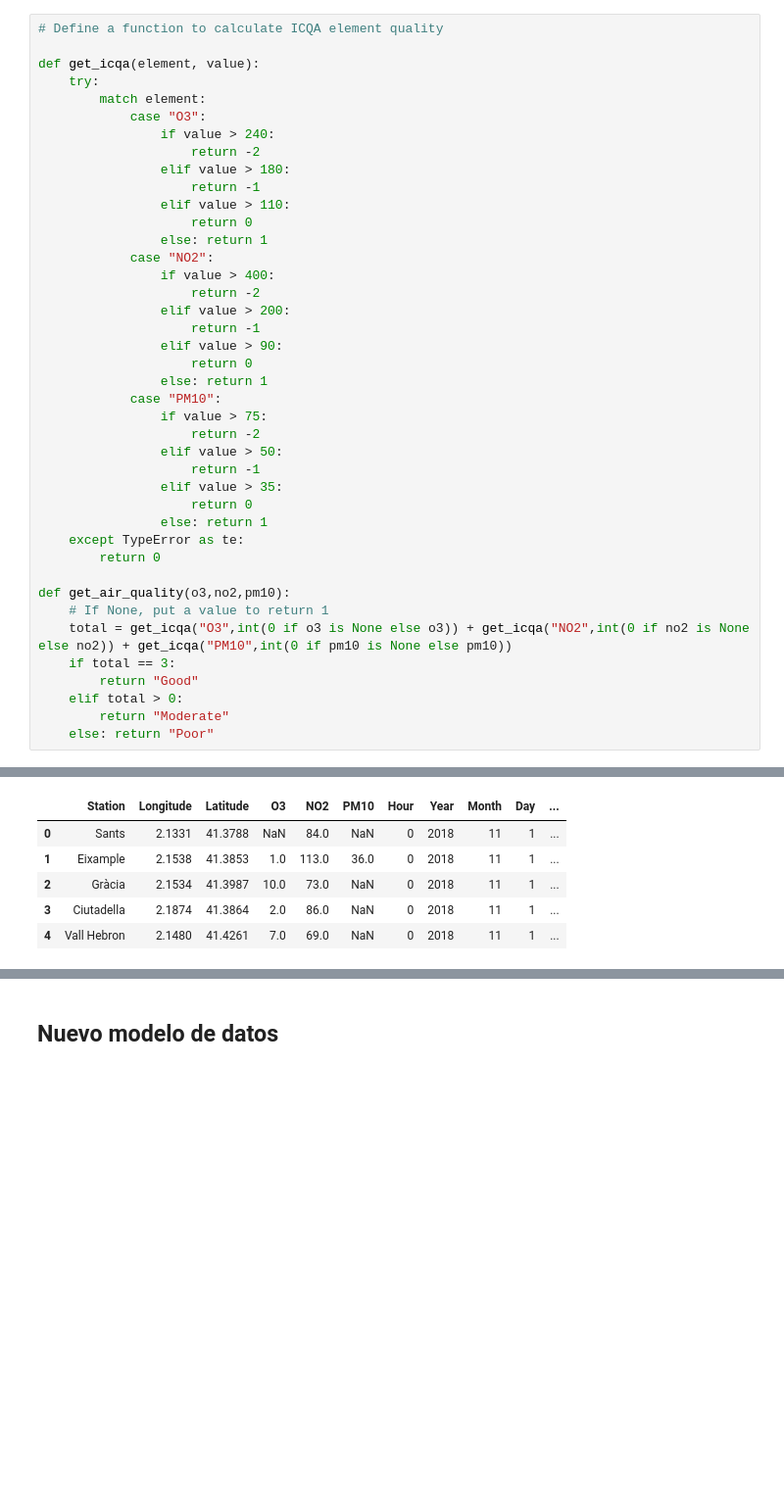
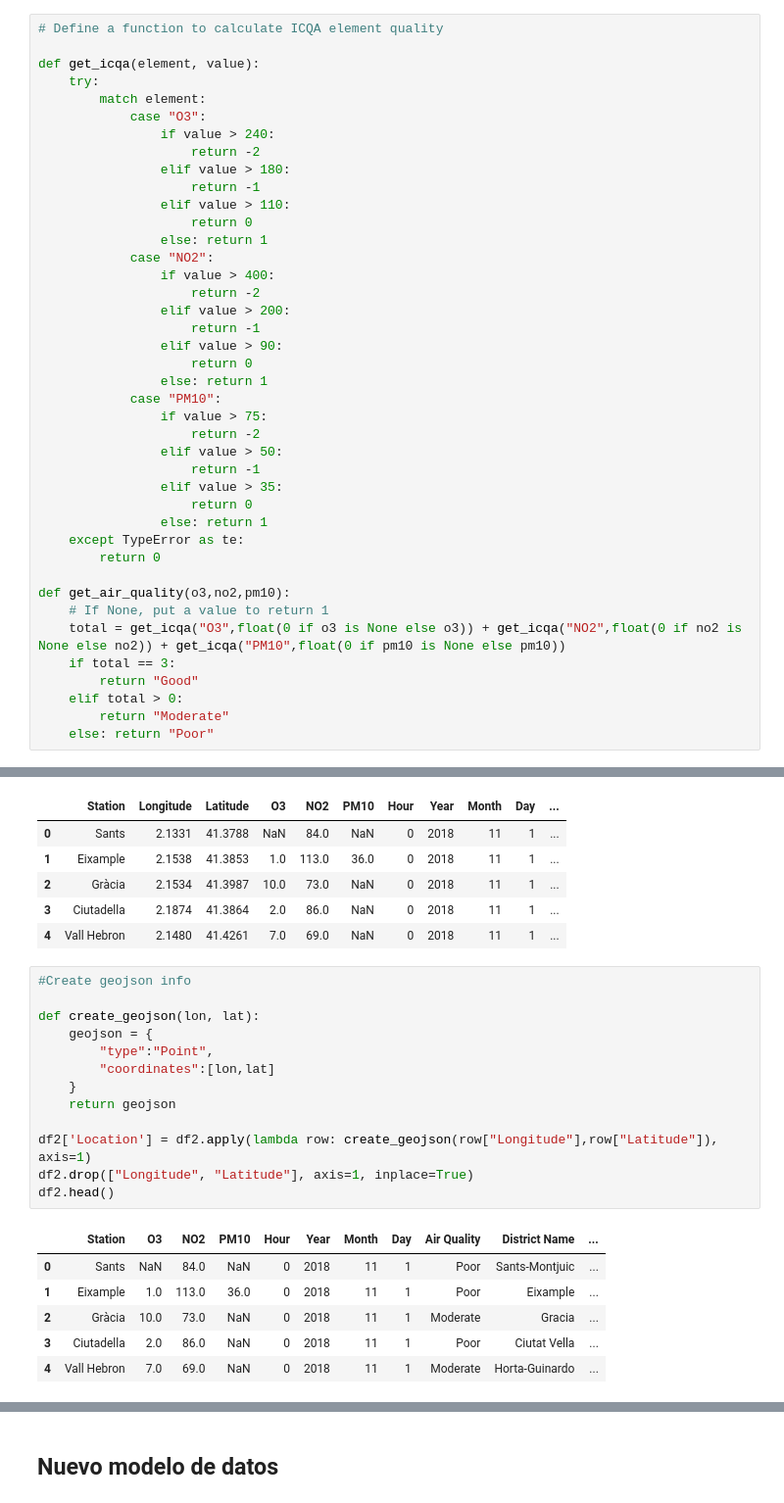
Before and after one commit to murielsan/bcn_open_data_analysis, a Jupyter notebook: data/data_cleaning.ipynb, the cells around one changed output, grey strips where cells are left out. Shown: that part at 98% size. Saved outputs shown, nothing was run; the diff lists cells and outputs as text; blank space fills up the shorter version.

```diff
--- a/data/data_cleaning.ipynb
+++ b/data/data_cleaning.ipynb
@@ -53,7 +53,7 @@ def get_icqa(element, value):
 
 def get_air_quality(o3,no2,pm10):
     # If None, put a value to return 1
-    total = get_icqa("O3",int(0 if o3 is None else o3)) + get_icqa("NO2",int(0 if no2 is None else no2)) + get_icqa("PM10",int(0 if pm10 is None else pm10))
+    total = get_icqa("O3",float(0 if o3 is None else o3)) + get_icqa("NO2",float(0 if no2 is None else no2)) + get_icqa("PM10",float(0 if pm10 is None else pm10))
     if total == 3:
         return "Good"
     elif total > 0:
@@ -291,3 +276,23 @@ df2.head()
 | 2 | Gràcia | 2.1534 | 41.3987 | 10.0 | 73.0 | NaN | 0 | 2018 | 11 | 1 | ... |
 | 3 | Ciutadella | 2.1874 | 41.3864 | 2.0 | 86.0 | NaN | 0 | 2018 | 11 | 1 | ... |
 | 4 | Vall Hebron | 2.1480 | 41.4261 | 7.0 | 69.0 | NaN | 0 | 2018 | 11 | 1 | ... |
+# %%
+#Create geojson info
+
+def create_geojson(lon, lat):
+    geojson = {
+        "type":"Point",
+        "coordinates":[lon,lat]
+    }
+    return geojson
+
+df2['Location'] = df2.apply(lambda row: create_geojson(row["Longitude"],row["Latitude"]), axis=1)
+df2.drop(["Longitude", "Latitude"], axis=1, inplace=True)
+df2.head()
+# %% [output]
+|  | Station | O3 | NO2 | PM10 | Hour | Year | Month | Day | Air Quality | District Name | ... |
+| 0 | Sants | NaN | 84.0 | NaN | 0 | 2018 | 11 | 1 | Poor | Sants-Montjuic | ... |
+| 1 | Eixample | 1.0 | 113.0 | 36.0 | 0 | 2018 | 11 | 1 | Poor | Eixample | ... |
+| 2 | Gràcia | 10.0 | 73.0 | NaN | 0 | 2018 | 11 | 1 | Moderate | Gracia | ... |
+| 3 | Ciutadella | 2.0 | 86.0 | NaN | 0 | 2018 | 11 | 1 | Poor | Ciutat Vella | ... |
+| 4 | Vall Hebron | 7.0 | 69.0 | NaN | 0 | 2018 | 11 | 1 | Moderate | Horta-Guinardo | ... |
```
Also changed, not shown: parts of 8 cells of this notebook, 4 other files.
